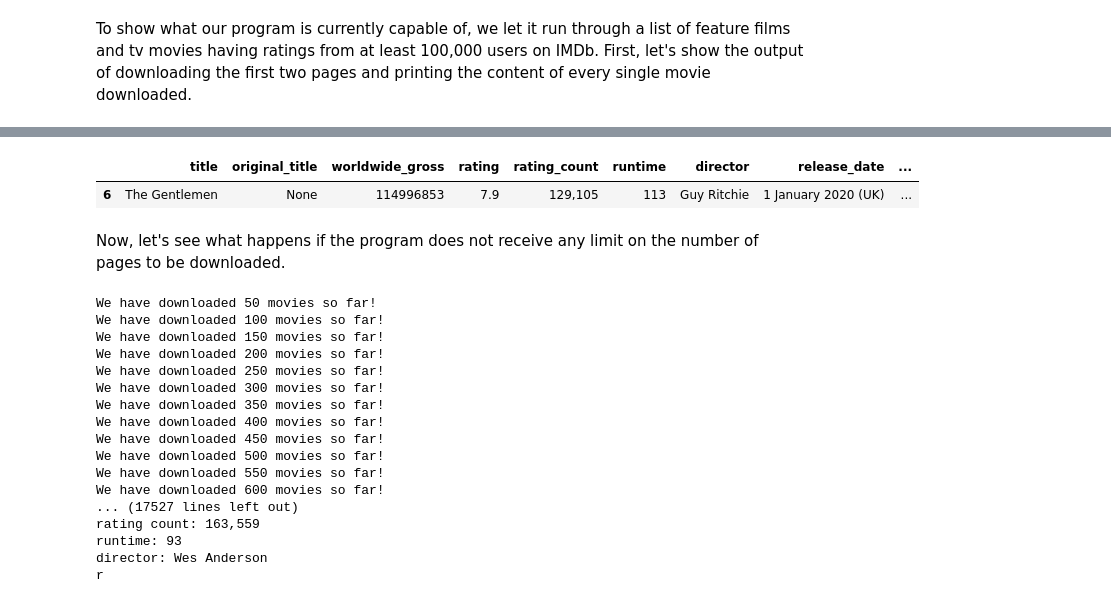
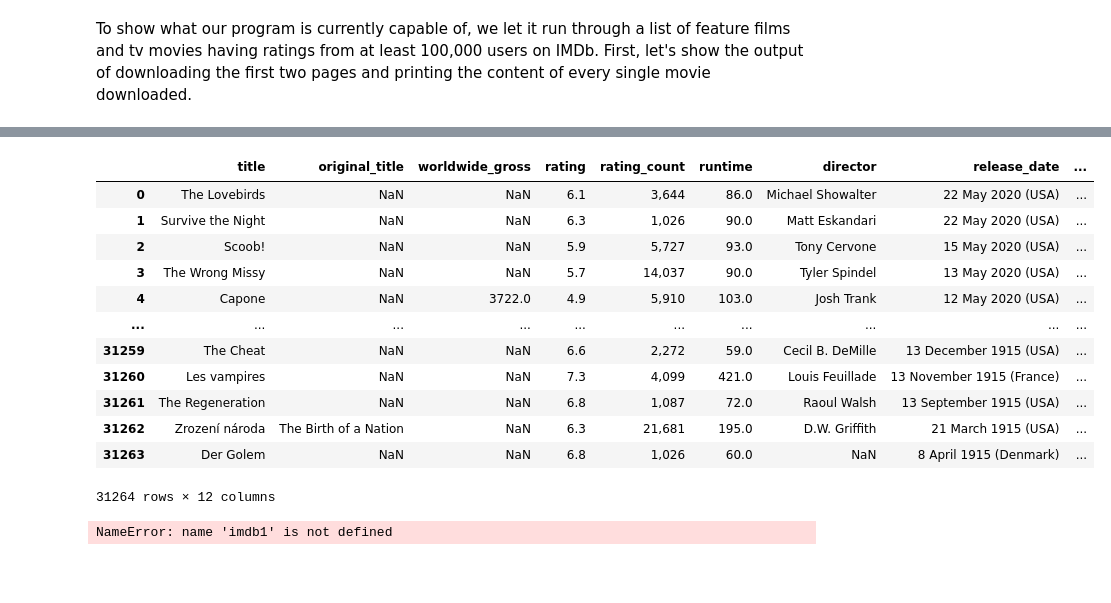
Before and after one commit to zilaeric/dpp-project, a Jupyter notebook: project.ipynb, the cells around one changed output, grey strips where cells are left out. Cells and saved outputs as stored; diff of their text form; code cells hidden in the pictures; blank space fills up the shorter version.

Commit message:
Updated main file. Downloaded first version of data.

```diff
--- a/project.ipynb
+++ b/project.ipynb
@@ -518,32 +589,37 @@ budget: 175000000
-# %%
-df_obj = MovieDataFrame(imdb1)
-
-df_obj.filter_genre('Crime').filter_genre('Action').filter_country('USA').filter_language('English').filter_budget(0, 84500000).filter_director('Guy Ritchie')
-df_obj.df
-# %% [output]
-|  | title | original_title | worldwide_gross | rating | rating_count | runtime | director | release_date | ... |
-| 6 | The Gentlemen | None | 114996853 | 7.9 | 129,105 | 113 | Guy Ritchie | 1 January 2020 (UK) | ... |
-# %% [markdown]
-Now, let's see what happens if the program does not receive any limit on the number of pages to be downloaded.
-# %%
-imdb2 = ImdbDownloader('https://www.imdb.com/search/title/?title_type=feature,tv_movie&num_votes=100000,&sort=release_date,desc&view=simple')
-imdb2.start()
-imdb2.print_movies()
-# %% [output]
-We have downloaded 50 movies so far!
-We have downloaded 100 movies so far!
-We have downloaded 150 movies so far!
-We have downloaded 200 movies so far!
-We have downloaded 250 movies so far!
-We have downloaded 300 movies so far!
-We have downloaded 350 movies so far!
-We have downloaded 400 movies so far!
-We have downloaded 450 movies so far!
-We have downloaded 500 movies so far!
-We have downloaded 550 movies so far!
-We have downloaded 600 movies so far!
-... (17527 lines left out)
-rating count: 163,559
-runtime: 93
-director: Wes Anderson
-r
+# %%
+df = pd.read_csv(r'data/data.csv')
+# %%
+df[:-10]
+# %% [output]
+|  | title | original_title | worldwide_gross | rating | rating_count | runtime | director | release_date | ... |
+| 0 | The Lovebirds | NaN | NaN | 6.1 | 3,644 | 86.0 | Michael Showalter | 22 May 2020 (USA) | ... |
+| 1 | Survive the Night | NaN | NaN | 6.3 | 1,026 | 90.0 | Matt Eskandari | 22 May 2020 (USA) | ... |
+| 2 | Scoob! | NaN | NaN | 5.9 | 5,727 | 93.0 | Tony Cervone | 15 May 2020 (USA) | ... |
+| 3 | The Wrong Missy | NaN | NaN | 5.7 | 14,037 | 90.0 | Tyler Spindel | 13 May 2020 (USA) | ... |
+| 4 | Capone | NaN | 3722.0 | 4.9 | 5,910 | 103.0 | Josh Trank | 12 May 2020 (USA) | ... |
+| ... | ... | ... | ... | ... | ... | ... | ... | ... | ... |
+| 31259 | The Cheat | NaN | NaN | 6.6 | 2,272 | 59.0 | Cecil B. DeMille | 13 December 1915 (USA) | ... |
+| 31260 | Les vampires | NaN | NaN | 7.3 | 4,099 | 421.0 | Louis Feuillade | 13 November 1915 (France) | ... |
+| 31261 | The Regeneration | NaN | NaN | 6.8 | 1,087 | 72.0 | Raoul Walsh | 13 September 1915 (USA) | ... |
+| 31262 | Zrození národa | The Birth of a Nation | NaN | 6.3 | 21,681 | 195.0 | D.W. Griffith | 21 March 1915 (USA) | ... |
+| 31263 | Der Golem | NaN | NaN | 6.8 | 1,026 | 60.0 | NaN | 8 April 1915 (Denmark) | ... |
+31264 rows × 12 columns
+# %%
+df_obj = MovieDataFrame(imdb1)
+df_obj.convert_columns()
+genres = ['Action', 'Comedy','Drama']
+first = True
+for genre in genres:
+    df_genre = copy.copy(df_obj)
+    df_genre = df_genre.filter_genre(genre, in_place=False)
+    df_genre['profit'] = df_genre['worldwide_gross'] - df_genre['budget']
+    df_genre_time = df_genre[['profit','release_date']].set_index('release_date')
+    df_genre_time = df_genre_time.dropna().resample('M').mean()
+    df_genre_time.columns = [name + '_' + genre for name in df_genre_time.columns]
+    if first:
+        ts_df = df_genre_time
+        first = False
+    else:
+        ts_df = ts_df.join(df_genre_time, how='outer')
+# %% [output]
+NameError: name 'imdb1' is not defined
```
Also changed, not shown: parts of 12 cells of this notebook, 3 other files.
